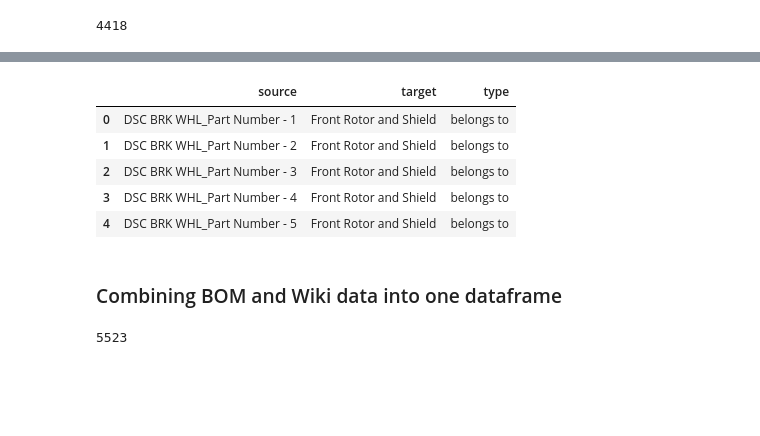
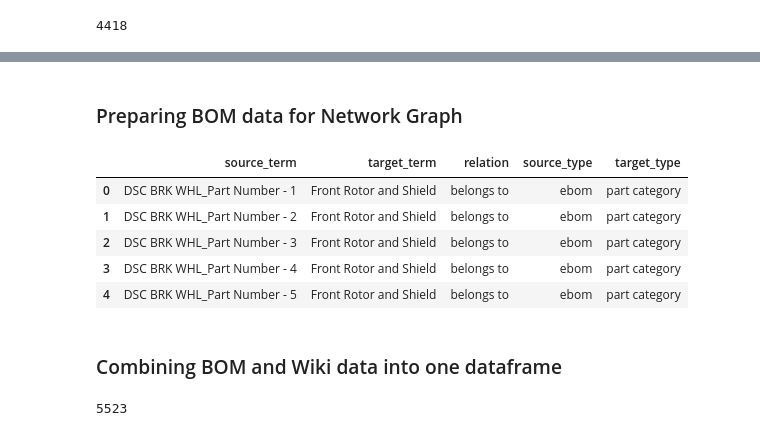
Before and after one commit to akamalas5/Building-Knowledge-Graph-for-Digital-Thread, a Jupyter notebook: code/Data Integration.ipynb, the cells around one changed output, grey strips where cells are left out. Cells and saved outputs as stored; diff of their text form; code cells hidden in the pictures; blank space fills up the shorter version.

Commit message:
Add files via upload
Updated Network Centrality Measures

```diff
--- a/code/Data Integration.ipynb
+++ b/code/Data Integration.ipynb
@@ -256,23 +278,27 @@ len(ent_cat_df2)
+# %% [markdown]
+### Preparing BOM data for Network Graph
 # %%
 # BOM data preparation for graph
 bom_grph = bom_df.copy()
 
-bom_grph['source'] = bom_grph['Design Level Description']+'_'+bom_grph['Part Number']
+bom_grph['source_term'] = bom_grph['Design Level Description']+'_'+bom_grph['Part Number']
 
-bom_grph['target'] = bom_grph['Category'].apply(lambda x: re.sub("[\d\-]", "", x).strip())
-bom_grph['type'] = 'belongs to'
-bom_grph = bom_grph.drop_duplicates(subset=['source'], keep='first')
-bom_grph = bom_grph[['source', 'target', 'type']]
-bom_grph[['source', 'target', 'type']].head()
+bom_grph['target_term'] = bom_grph['Category'].apply(lambda x: re.sub("[\d\-]", "", x).strip())
+bom_grph['relation'] = 'belongs to'
+bom_grph['source_type'] = 'ebom'
+bom_grph['target_type'] = 'part category'
+bom_grph = bom_grph.drop_duplicates(subset=['source_term'], keep='first')
+bom_grph = bom_grph[['source_term', 'target_term', 'relation', 'source_type', 'target_type']]
+bom_grph[['source_term', 'target_term', 'relation', 'source_type', 'target_type']].head()
 # %% [output]
-|  | source | target | type |
-| 0 | DSC BRK WHL_Part Number - 1 | Front Rotor and Shield | belongs to |
-| 1 | DSC BRK WHL_Part Number - 2 | Front Rotor and Shield | belongs to |
-| 2 | DSC BRK WHL_Part Number - 3 | Front Rotor and Shield | belongs to |
-| 3 | DSC BRK WHL_Part Number - 4 | Front Rotor and Shield | belongs to |
-| 4 | DSC BRK WHL_Part Number - 5 | Front Rotor and Shield | belongs to |
+|  | source_term | target_term | relation | source_type | target_type |
+| 0 | DSC BRK WHL_Part Number - 1 | Front Rotor and Shield | belongs to | ebom | part category |
+| 1 | DSC BRK WHL_Part Number - 2 | Front Rotor and Shield | belongs to | ebom | part category |
+| 2 | DSC BRK WHL_Part Number - 3 | Front Rotor and Shield | belongs to | ebom | part category |
+| 3 | DSC BRK WHL_Part Number - 4 | Front Rotor and Shield | belongs to | ebom | part category |
+| 4 | DSC BRK WHL_Part Number - 5 | Front Rotor and Shield | belongs to | ebom | part category |
-# %% [markdown]
-### Combining BOM and Wiki data into one dataframe
+# %% [markdown]
+### Combining BOM and Wiki data into one dataframe
 # %%
 bom_grph = bom_grph.append(ent_cat_df2)
 len(bom_grph)
```
Also changed, not shown: parts of 32 cells of this notebook.
